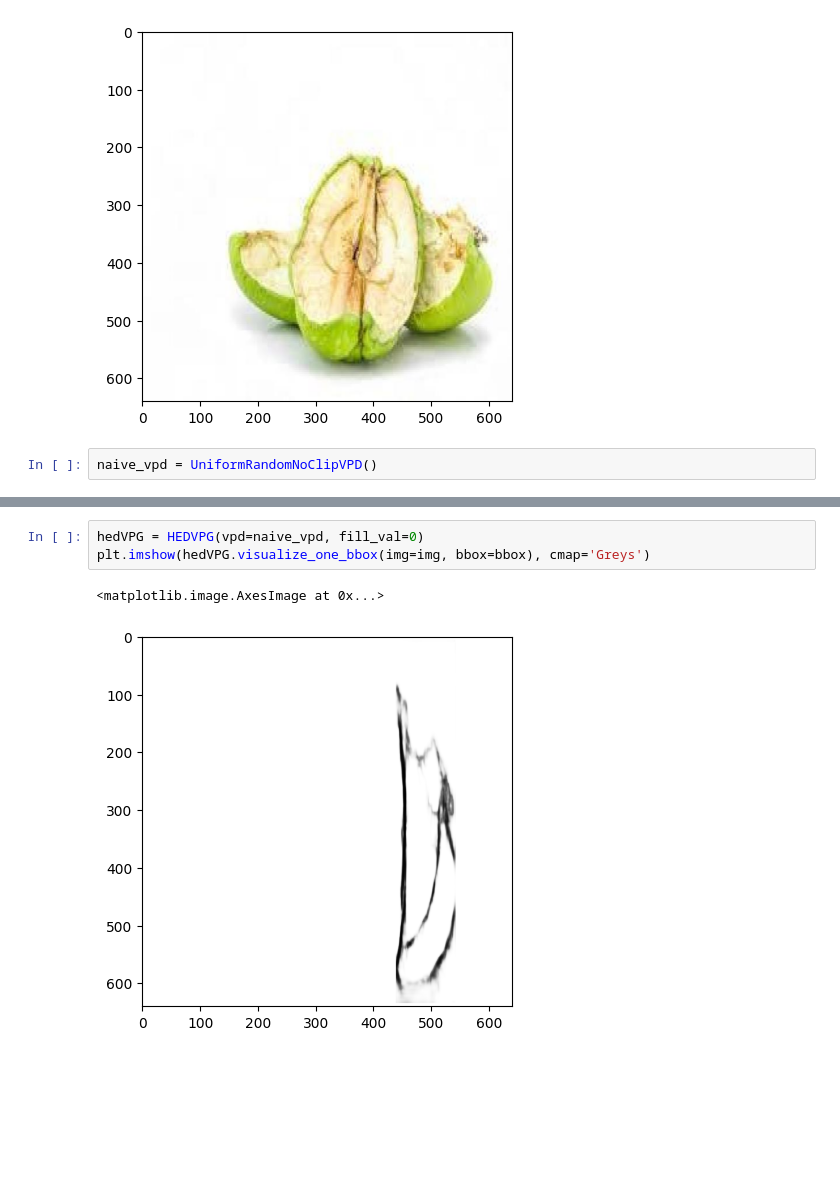
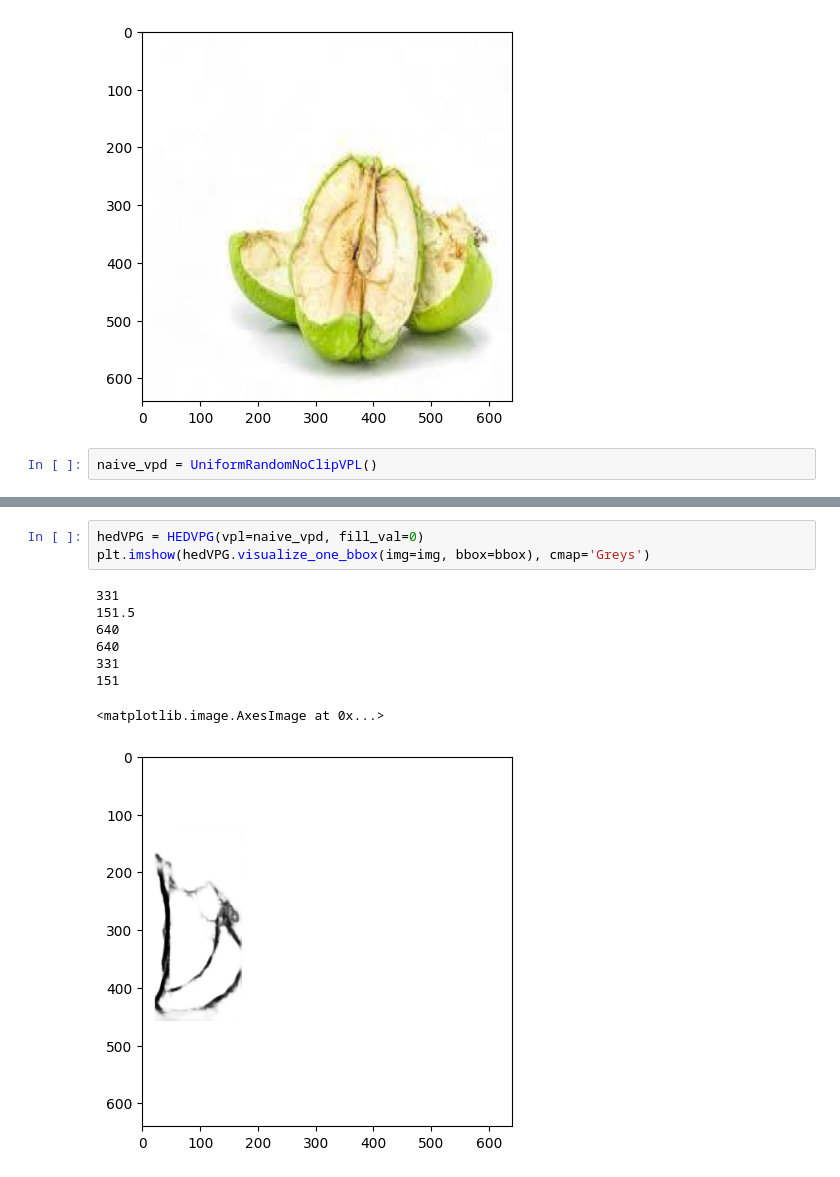
Before and after one commit to FANGAreNotGnu/ControlNet, a Jupyter notebook: dad/vis_prior/test_vis_prior_generation.ipynb, the cells around one changed output, grey strips where cells are left out. Cells and saved outputs as stored; diff of their text form; blank space fills up the shorter version.

```diff
--- a/dad/vis_prior/test_vis_prior_generation.ipynb
+++ b/dad/vis_prior/test_vis_prior_generation.ipynb
@@ -79,5 +79,5 @@ plt.imshow(img[:,:,::-1])
 <matplotlib.image.AxesImage at 0x...>
 [figure]
 # %%
-naive_vpd = UniformRandomNoClipVPD()
+naive_vpd = UniformRandomNoClipVPL()
 # %%
@@ -89,6 +95,12 @@ plt.imshow(cannyVPG.visualize_one_bbox(img=img, bbox=bbox), cmap='Greys')
 # %%
-hedVPG = HEDVPG(vpd=naive_vpd, fill_val=0)
+hedVPG = HEDVPG(vpl=naive_vpd, fill_val=0)
 plt.imshow(hedVPG.visualize_one_bbox(img=img, bbox=bbox), cmap='Greys')
 # %% [output]
-<matplotlib.image.AxesImage at 0x...>
+331
+151.5
+640
+640
+331
+151
+<matplotlib.image.AxesImage at 0x...>
-[figure, old version]
+[figure, new version]
```
Also changed, not shown: parts of 10 cells of this notebook, 5 other files.
